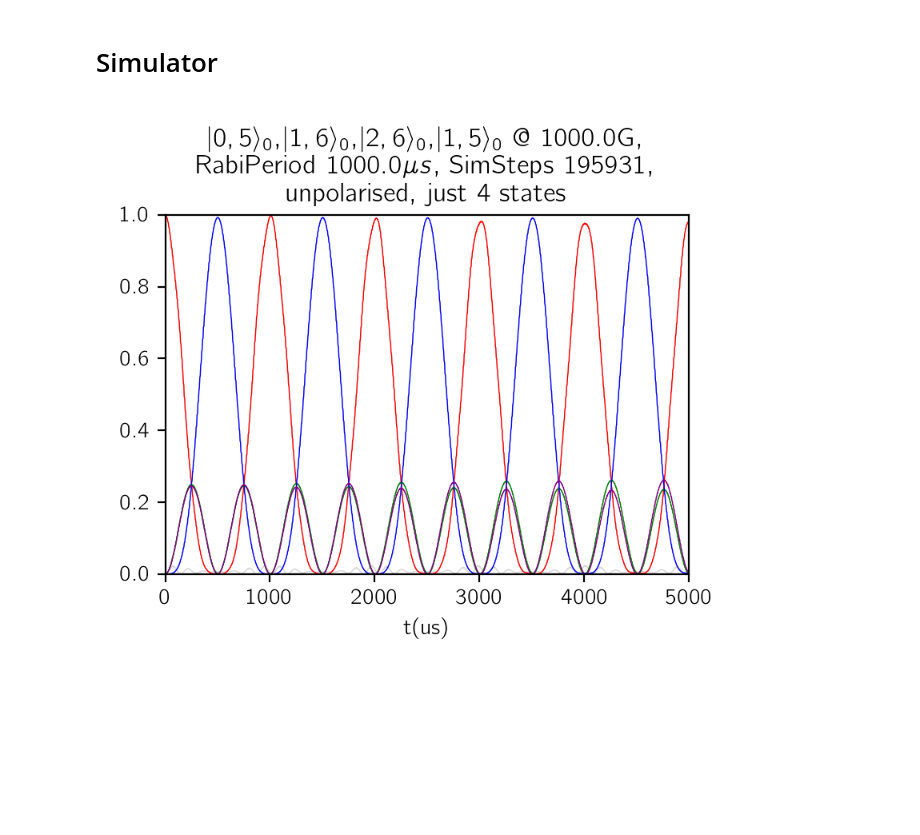
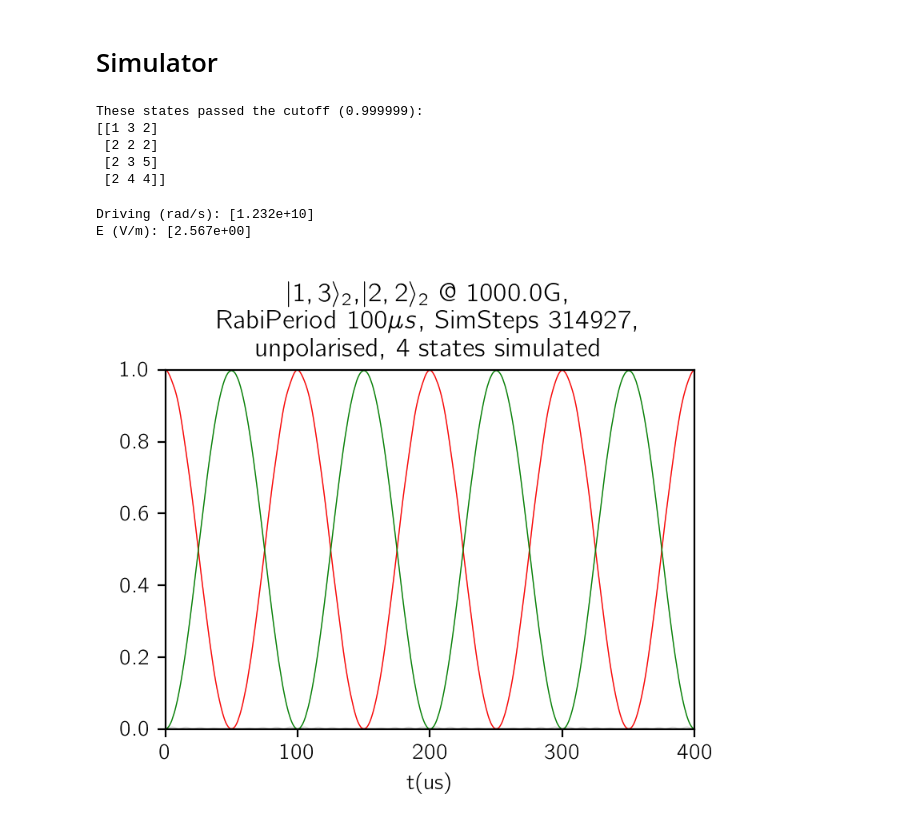
Before and after one commit to tomhepz/MolecularEnergyLevels, a Jupyter notebook: scripts/simulator.ipynb, the cells around one changed output. Saved outputs shown, nothing was run; the diff lists cells and outputs as text; code cells hidden in the pictures; blank space fills up the shorter version.

Commit message:
Added cutoff to simulator, much faster

```diff
--- a/scripts/simulator.ipynb
+++ b/scripts/simulator.ipynb
@@ -59,6 +59,9 @@ def label_degeneracy(N,MF):
                 if 2*MN+M_I1d+M_I2d == 2*MF:
                     d+=1
     return d
+# %%
+def twice_average_fidelity(k,g):
+    return ((1 + g**2)**2 + 8*k**2*(-1 + 2*g**2) + 16*k**4)/((1 + g**2)**3 + (-8 + 20*g**2 + g**4)*k**2 + 16*k**4)
 # %% [markdown]
 # Define 'global' Constants
 # %%
@@ -135,8 +137,37 @@ TIME = chosen_pulse_time[0]*5
 # %%
-# Compute indices & mixin with molecular parameters
+# Compute further constants and indices from molecular parameters
+if cutoff == 0:
+    chosen_states_labels = chosen_states_coupling_labels
+elif cutoff == 1:
+    chosen_states_labels = LABELS
+else:
+    needed_states = np.full(N_STATES, False)
+    for (al,bl),pt in zip(chosen_coupling_labels, chosen_pulse_time):
+        ai = label_to_state_no(*al)
+        bi = label_to_state_no(*bl)
+        ks_up = np.abs((ENERGIES[chosen_bi, :] - ENERGIES[chosen_bi, bi, None]) * pt / scipy.constants.h)
+        ks_down = np.abs((ENERGIES[chosen_bi, :] - ENERGIES[chosen_bi, ai, None]) * pt / scipy.constants.h)
+
+        gs_unpolarised_up = np.abs(COUPLINGS[chosen_bi, ai, :]/COUPLINGS[chosen_bi, ai, bi])
+        gs_unpolarised_down = np.abs(COUPLINGS[chosen_bi, bi, :]/COUPLINGS[chosen_bi, ai, bi])
+
+        fidelities_unpolarised_up = twice_average_fidelity(ks_up,gs_unpolarised_up)
+        fidelities_unpolarised_down = twice_average_fidelity(ks_down,gs_unpolarised_down)
+
+        needed_states = needed_states + (fidelities_unpolarised_up < cutoff) + (fidelities_unpolarised_down < cutoff)
+        chosen_states_labels = LABELS[needed_states]
+    print(f"These states passed the cutoff ({cutoff}):")
+    print(chosen_states_labels)
+
+chosen_states_coupling_subindices = [np.where((chosen_states_labels[:, 0] == N) & (chosen_states_labels[:, 1] == MF) & (chosen_states_labels[:, 2] == k))[0][0] for N,MF,k in chosen_states_coupling_labels]
 chosen_states_indices = np.array([label_to_state_no(*label) for label in chosen_states_labels])
 chosen_number_of_states = len(chosen_states_indices)
-chosen_states_coupling_subindices = [np.where((chosen_states_labels[:, 0] == N) & (chosen_states_labels[:, 1] == MF) & (chosen_states_labels[:, 2] == k))[0][0] for N,MF,k in chosen_states_coupling_labels]
+# %% [output]
+These states passed the cutoff (0.999999):
+[[1 3 2]
+ [2 2 2]
+ [2 3 5]
+ [2 4 4]]
 # %%
 # Get Angular Frequency Matrix Diagonal for each B
 all_angular = ENERGIES[chosen_bi, :].real / H_BAR # [state]
@@ -154,7 +185,9 @@ for (l1,l2), pulse_time in zip(chosen_coupling_labels, chosen_pulse_time):
     driving.append(np.abs(all_angular[i1]-all_angular[i2]))
     E_i.append((2*np.pi*H_BAR) / (D_0 * all_couplings[i1,i2] * pulse_time))
 driving = np.array(driving)
-E_i = np.array(E_i)
+print("Driving (rad/s):", driving)
+E_i = np.array(E_i,dtype=np.double)
+print("E (V/m):", E_i)
 
 # Construct times
 times, DT = np.linspace(0,TIME,num=T_STEPS,retstep=True)
@@ -163,7 +196,7 @@ times, DT = np.linspace(0,TIME,num=T_STEPS,retstep=True)
 T_OP_DIAG = np.exp(-(1j) * angular * DT/2 )
 
 # Construct potential fixed part time step operator
-ORDER = 5
+ORDER = 8
 V_TI_M = (-(1j)*D_0*couplings*DT)/H_BAR
 V_TI_M_POWS = np.array([np.linalg.matrix_power(V_TI_M, i)/np.math.factorial(i) for i in range(ORDER)])
 
@@ -179,26 +212,28 @@ for t_num in trange(T_STEPS-1):
     DU = T_OP_DIAG[:,None] * V_OP[:,:] * T_OP_DIAG[None,:]
     state_vector[t_num+1] = DU @ state_vector[t_num]
 
-probabilities = np.abs(state_vector[::50,:])**2
+resolution=20
+probabilities = np.abs(state_vector[::resolution,:])**2
+# %% [output]
+Driving (rad/s): [1.232e+10]
+E (V/m): [2.567e+00]
 # %%
 # Plot results
 fig,ax = plt.subplots()
 ax.set_xlabel('t(us)')
 ax.set_ylim(0,1.0)
 ax.set_xlim(0,TIME*1e6)
-ax.set_title('$|{},{}\\rangle_{{{}}}$,$|{},{}\\rangle_{{{}}}$,$|{},{}\\rangle_{{{}}}$,$|{},{}\\rangle_{{{}}}$ @ {}G,\n RabiPeriod {}$\mu s$, SimSteps {},\n unpolarised, {}'
-             .format(*chosen_states_coupling_labels[0],
-                     *chosen_states_coupling_labels[1],
-                     *chosen_states_coupling_labels[2],
-                     *chosen_states_coupling_labels[3],
+states_string = ','.join(['$|{},{}\\rangle_{{{}}}$'.format(*label) for label in chosen_states_coupling_labels])
+ax.set_title('{} @ {}G,\n RabiPeriod {}$\mu s$, SimSteps {},\n unpolarised, {} states simulated'
+             .format(states_string,
                      B_MAX_GAUSS*chosen_bi/(B_STEPS-1),
-                     global_pulse_time*1e6,
+                     round(global_pulse_time*1e6),
                      T_STEPS,
-                     "just 4 states"))
+                     chosen_number_of_states))
 
 c = ['red','green','blue','purple']
-ax.plot(times[::50]*1e6,probabilities[:,:],c='grey',linewidth=0.5,alpha=0.3);
+ax.plot(times[::resolution]*1e6,probabilities[:,:],c='grey',linewidth=0.5,alpha=0.3);
 for i,state_subindex in enumerate(chosen_states_coupling_subindices):
-    ax.plot(times[::50]*1e6,probabilities[:,state_subindex],c=c[i],linewidth=0.5);
+    ax.plot(times[::resolution]*1e6,probabilities[:,state_subindex],c=c[i],linewidth=0.5);
 # %% [output]
-[figure, old version]
+[figure, new version]
```
Also changed, not shown: parts of 1 cell of this notebook, 2 other files.
